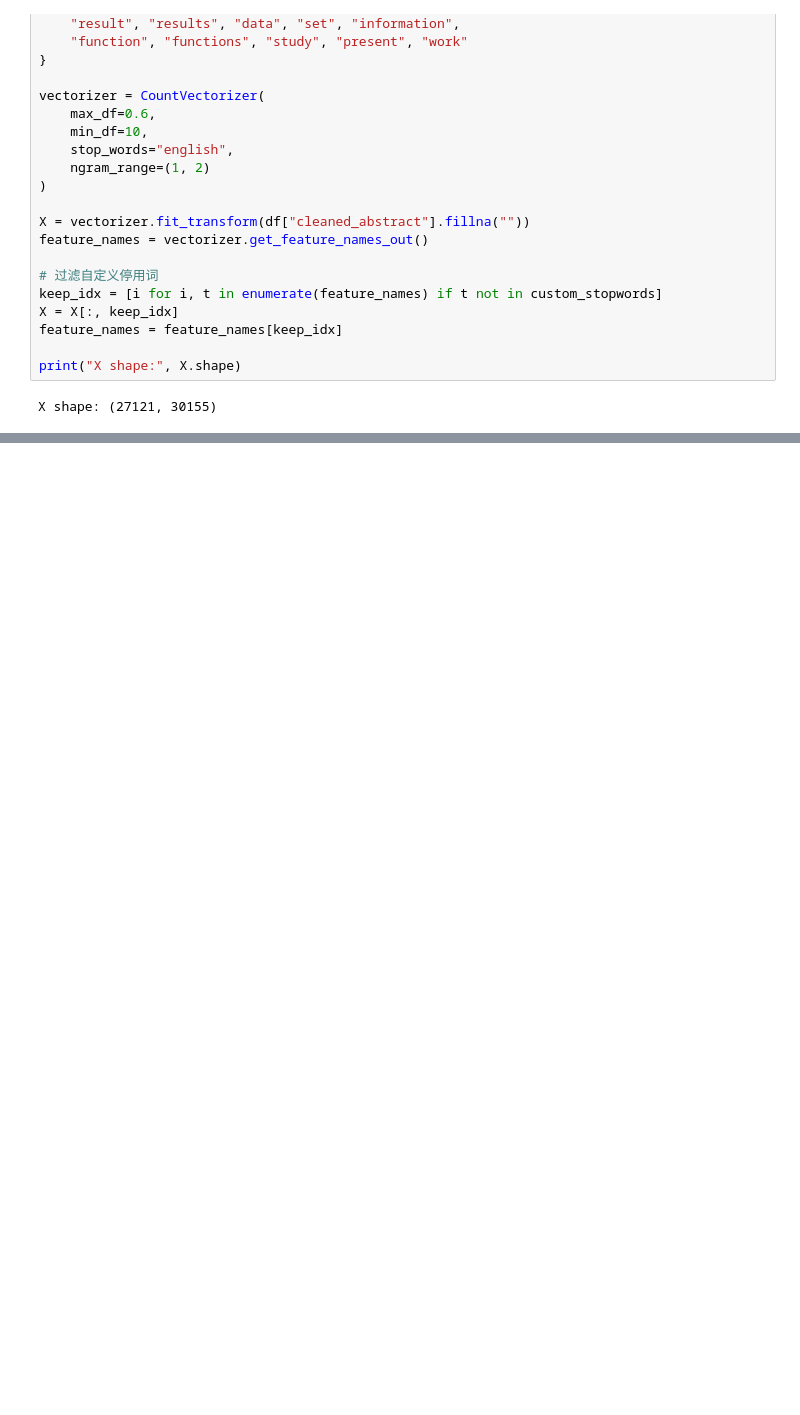
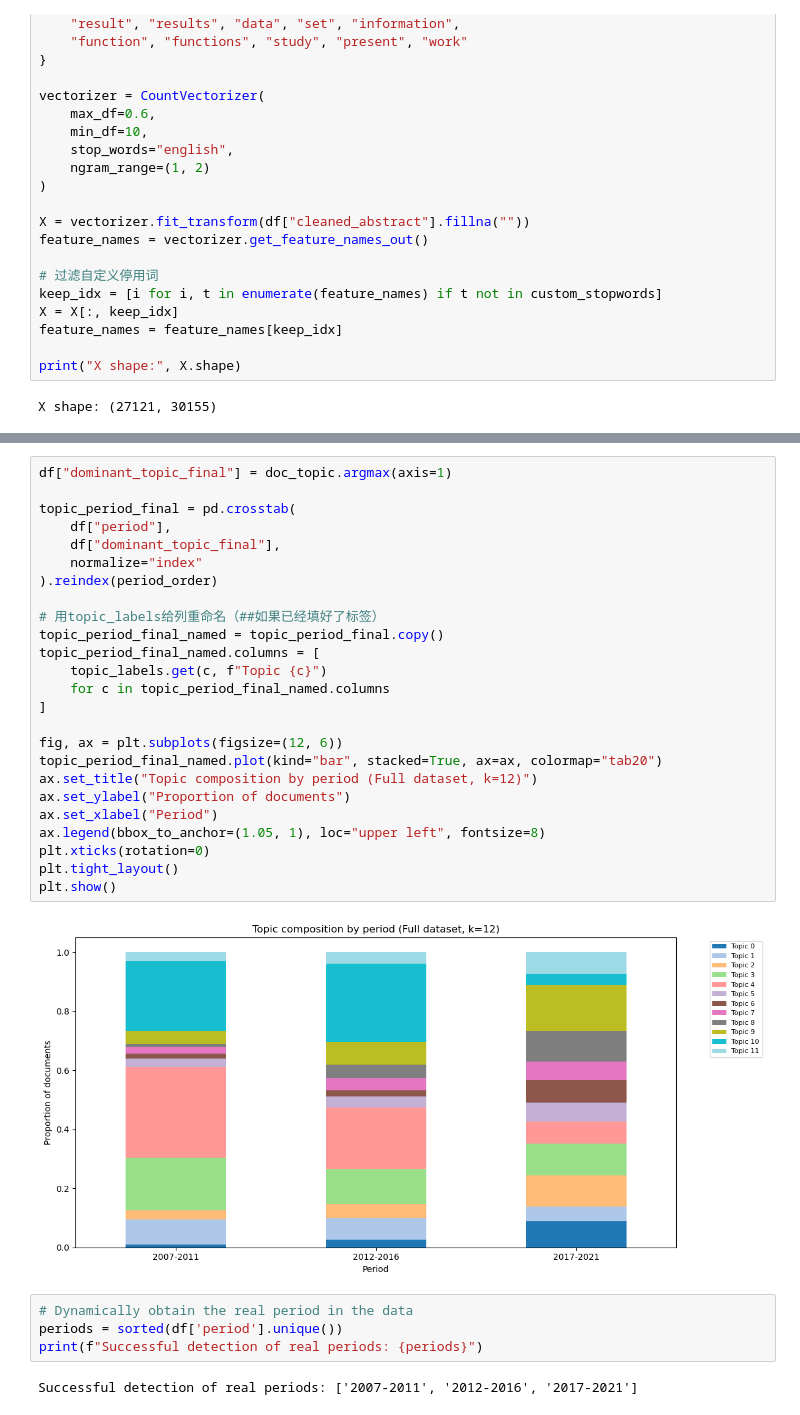
Before and after one commit to rohan-crypto/Text_Analytics_Team33_Task3, a Jupyter notebook: LDA_modeling.ipynb, the cells around one changed output, grey strips where cells are left out. Drawn from its saved outputs; the diff is of its cells as text; blank space fills up the shorter version.

```diff
--- a/LDA_modeling.ipynb
+++ b/LDA_modeling.ipynb
@@ -613,0 +627,33 @@ Cosine distances between all period pairs:
+# %%
+df["dominant_topic_final"] = doc_topic.argmax(axis=1)
+
+topic_period_final = pd.crosstab(
+    df["period"],
+    df["dominant_topic_final"],
+    normalize="index"
+).reindex(period_order)
+
+# 用topic_labels给列重命名（##如果已经填好了标签）
+topic_period_final_named = topic_period_final.copy()
+topic_period_final_named.columns = [
+    topic_labels.get(c, f"Topic {c}")
+    for c in topic_period_final_named.columns
+]
+
+fig, ax = plt.subplots(figsize=(12, 6))
+topic_period_final_named.plot(kind="bar", stacked=True, ax=ax, colormap="tab20")
+ax.set_title("Topic composition by period (Full dataset, k=12)")
+ax.set_ylabel("Proportion of documents")
+ax.set_xlabel("Period")
+ax.legend(bbox_to_anchor=(1.05, 1), loc="upper left", fontsize=8)
+plt.xticks(rotation=0)
+plt.tight_layout()
+plt.show()
+# %% [output]
+[figure, added]
+# %%
+# Dynamically obtain the real period in the data
+periods = sorted(df['period'].unique())
+print(f"Successful detection of real periods: {periods}")
+# %% [output]
+Successful detection of real periods: ['2007-2011', '2012-2016', '2017-2021']
```
Also changed, not shown: parts of 31 cells of this notebook, 3 other files.
